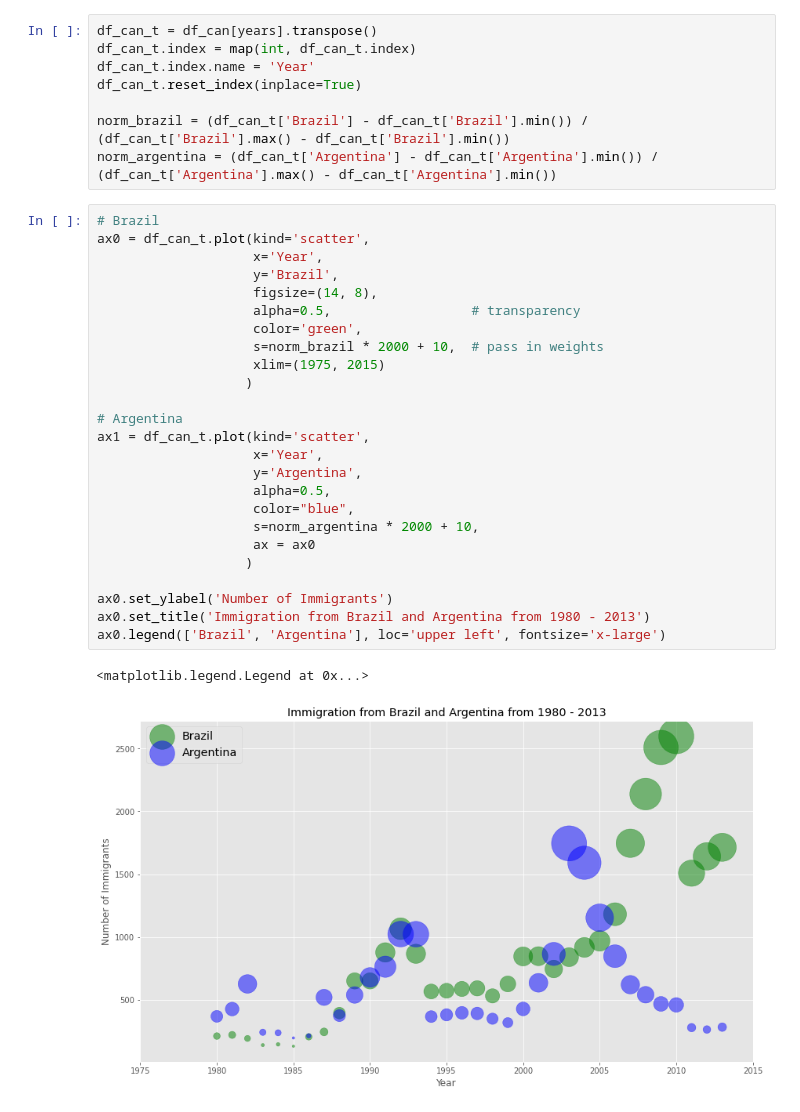
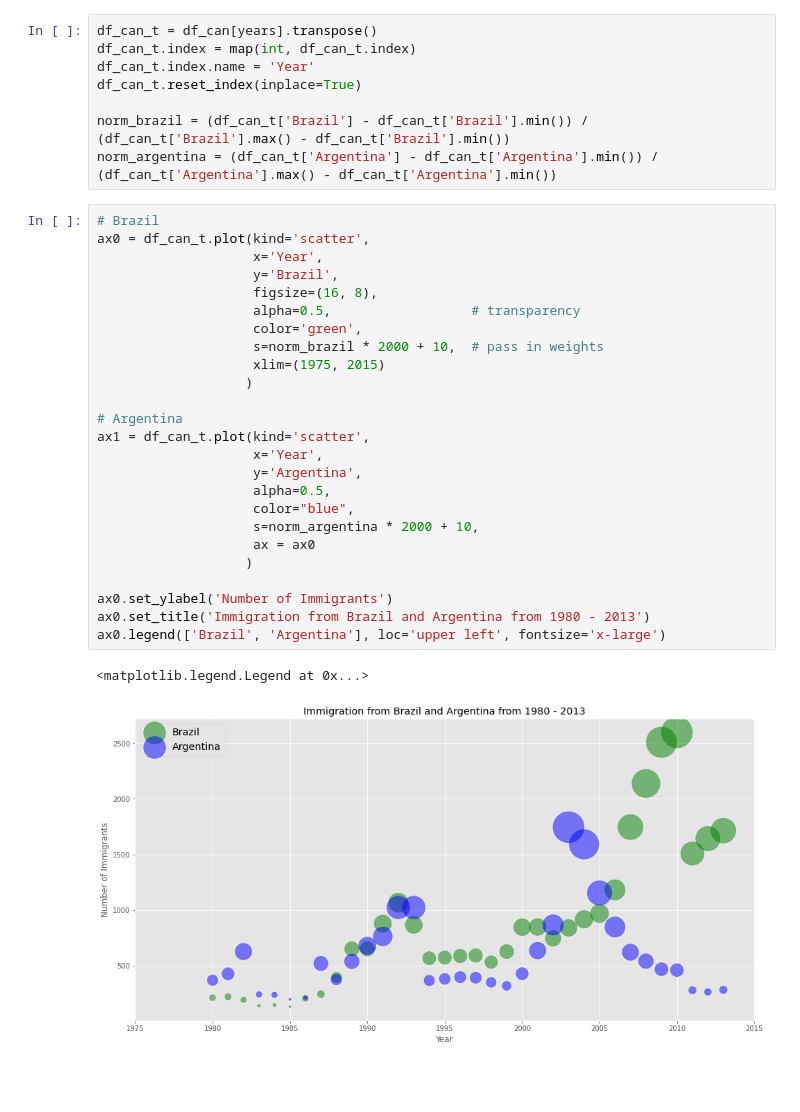
Before and after one commit to RenatoPeG/portfolio, a Jupyter notebook: Scatter Plots and Bubble Plots/Scatter Plots and Bubble Plots.ipynb, the cells around one changed output. Saved outputs shown, nothing was run; the diff lists cells and outputs as text; blank space fills up the shorter version.

Commit message:
Scatter and Bubble

```diff
--- a/Scatter Plots and Bubble Plots/Scatter Plots and Bubble Plots.ipynb
+++ b/Scatter Plots and Bubble Plots/Scatter Plots and Bubble Plots.ipynb
@@ -118,31 +118,31 @@ norm_argentina = (df_can_t['Argentina'] - df_can_t['Argentina'].min()) / (df_can
 # %%
 # Brazil
 ax0 = df_can_t.plot(kind='scatter',
                     x='Year',
                     y='Brazil',
-                    figsize=(14, 8),
+                    figsize=(16, 8),
                     alpha=0.5,                  # transparency
                     color='green',
                     s=norm_brazil * 2000 + 10,  # pass in weights
                     xlim=(1975, 2015)
                    )
 
 # Argentina
 ax1 = df_can_t.plot(kind='scatter',
                     x='Year',
                     y='Argentina',
                     alpha=0.5,
                     color="blue",
                     s=norm_argentina * 2000 + 10,
                     ax = ax0
                    )
 
 ax0.set_ylabel('Number of Immigrants')
 ax0.set_title('Immigration from Brazil and Argentina from 1980 - 2013')
 ax0.legend(['Brazil', 'Argentina'], loc='upper left', fontsize='x-large')
 # %% [output]
 <matplotlib.legend.Legend at 0x...>
-[figure, old version]
+[figure, new version]
 # %%
 norm_china = (df_can_t['China'] - df_can_t['China'].min()) / (df_can_t['China'].max() - df_can_t['China'].min())
 norm_india = (df_can_t['India'] - df_can_t['India'].min()) / (df_can_t['India'].max() - df_can_t['India'].min())
```
Also changed, not shown: parts of 1 cell of this notebook, 3 other files.
